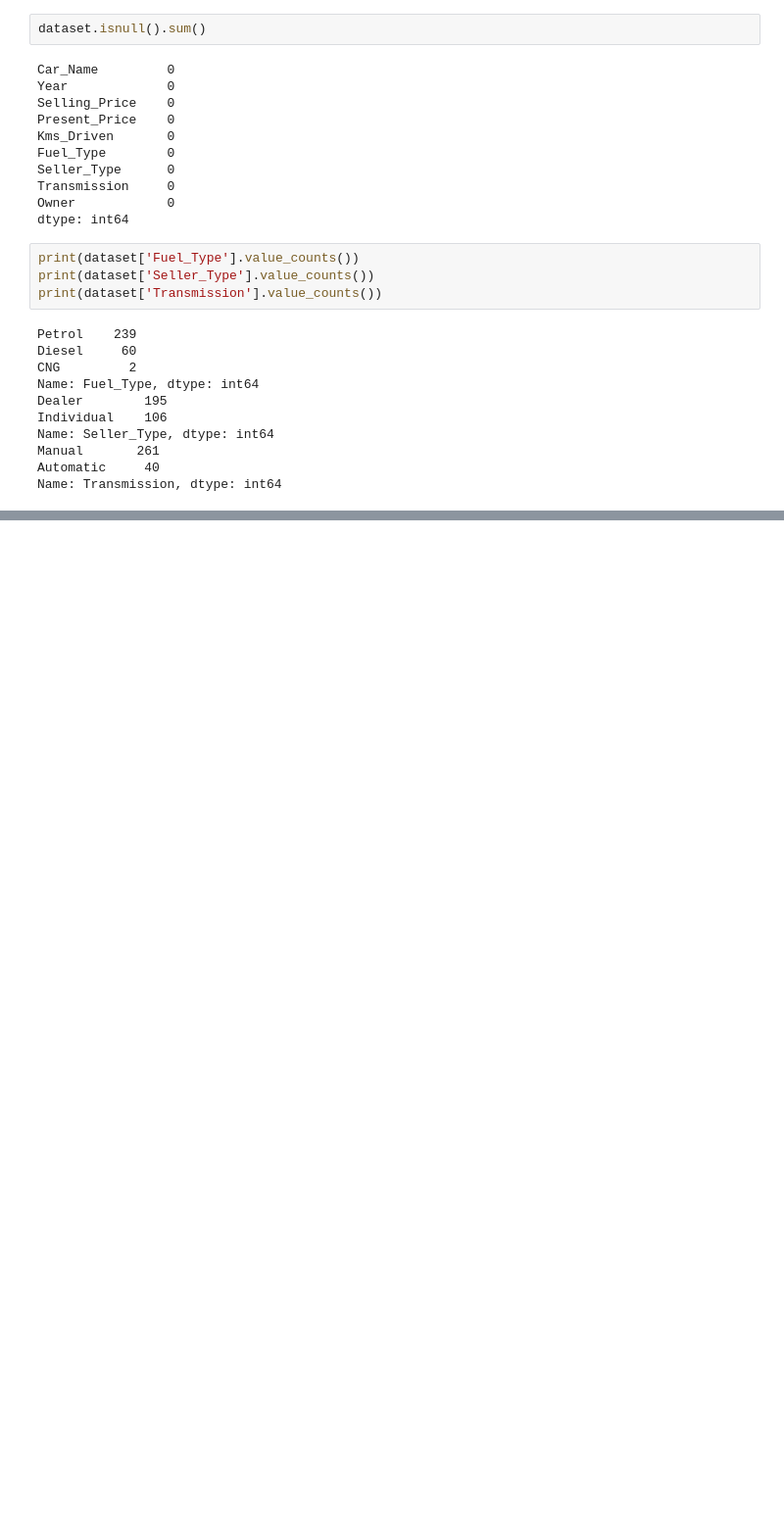
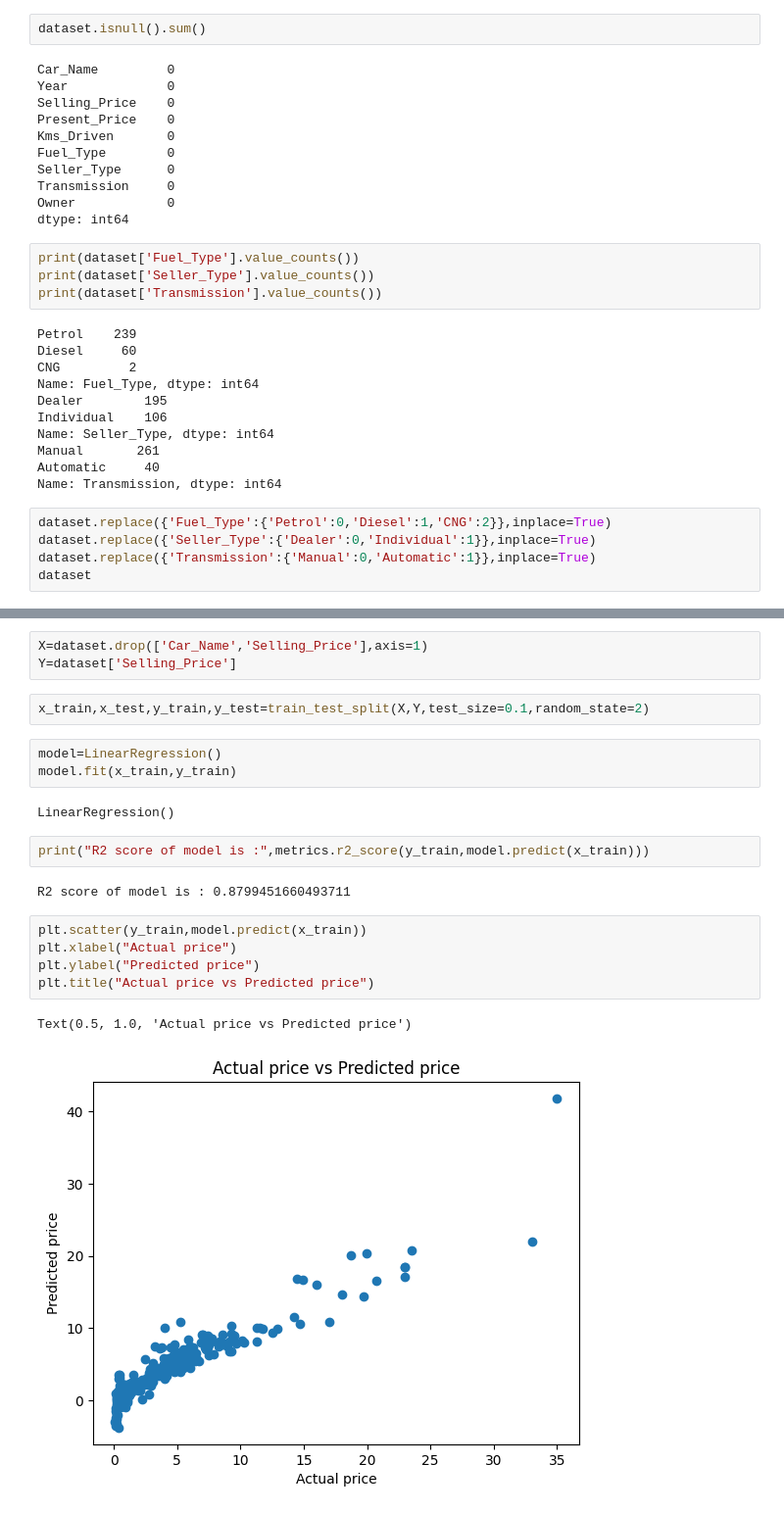
Before and after one commit to meesum5445/Machine_Learning_Projects, a Jupyter notebook: Car_Price_predicton.ipynb, the cells around one changed output, grey strips where cells are left out. Shown at 98% size. Drawn from its saved outputs; the diff is of its cells as text; blank space fills up the shorter version.

```diff
--- a/Car_Price_predicton.ipynb
+++ b/Car_Price_predicton.ipynb
@@ -72,3 +72,8 @@ Name: Seller_Type, dtype: int64
 Manual       261
 Automatic     40
 Name: Transmission, dtype: int64
+# %%
+dataset.replace({'Fuel_Type':{'Petrol':0,'Diesel':1,'CNG':2}},inplace=True)
+dataset.replace({'Seller_Type':{'Dealer':0,'Individual':1}},inplace=True)
+dataset.replace({'Transmission':{'Manual':0,'Automatic':1}},inplace=True)
+dataset
@@ -74,0 +94,22 @@ Name: Transmission, dtype: int64
+# %%
+X=dataset.drop(['Car_Name','Selling_Price'],axis=1)
+Y=dataset['Selling_Price']
+# %%
+x_train,x_test,y_train,y_test=train_test_split(X,Y,test_size=0.1,random_state=2)
+# %%
+model=LinearRegression()
+model.fit(x_train,y_train)
+# %% [output]
+LinearRegression()
+# %%
+print("R2 score of model is :",metrics.r2_score(y_train,model.predict(x_train)))
+# %% [output]
+R2 score of model is : 0.8799451660493711
+# %%
+plt.scatter(y_train,model.predict(x_train))
+plt.xlabel("Actual price")
+plt.ylabel("Predicted price")
+plt.title("Actual price vs Predicted price")
+# %% [output]
+Text(0.5, 1.0, 'Actual price vs Predicted price')
+[figure, added]
```
Also changed, not shown: parts of 8 cells of this notebook.
